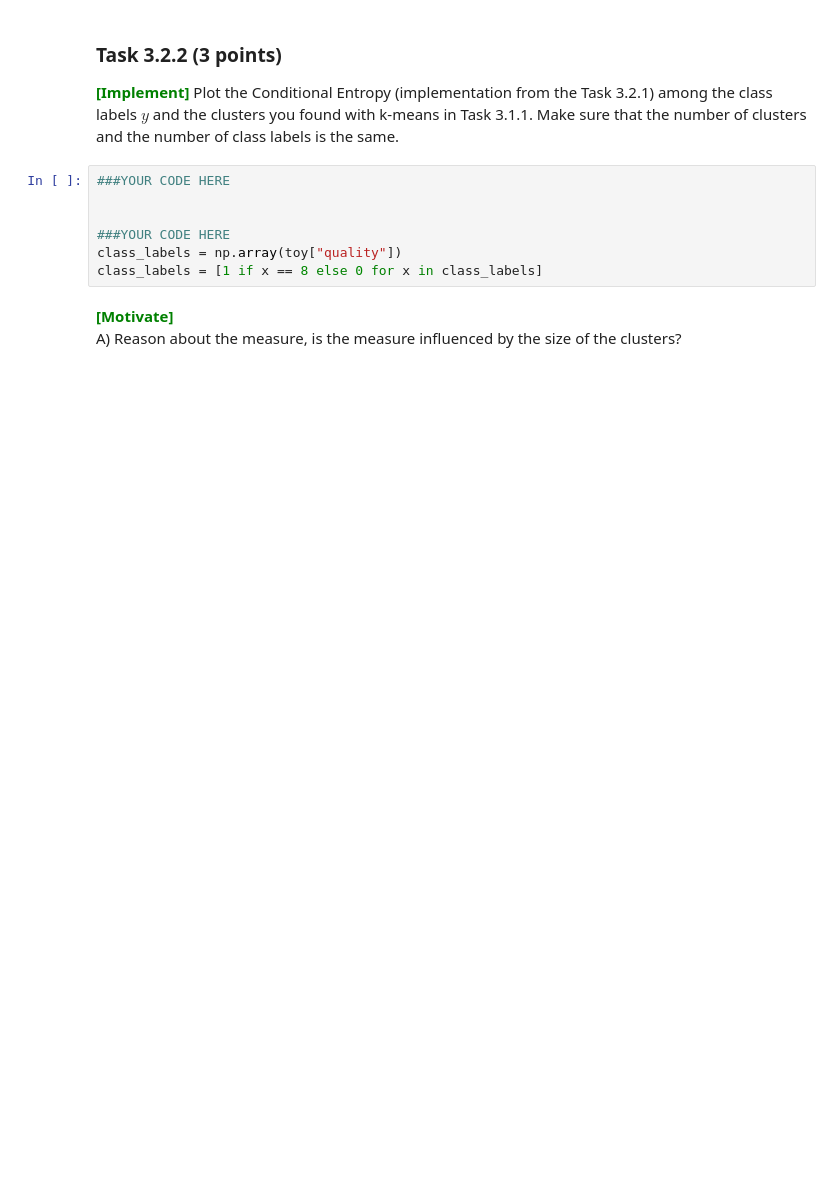
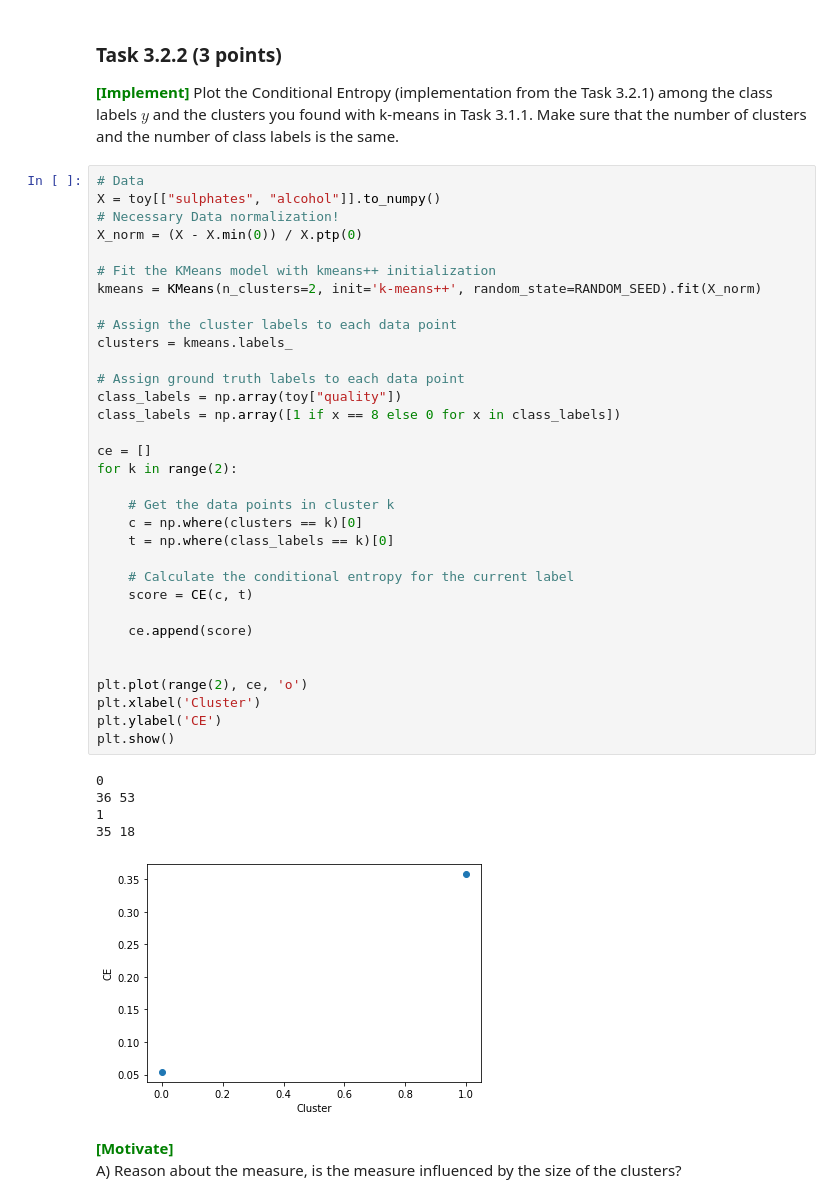
Before and after one commit to BjarkiKassOlsen/DM-Hand-In, a Jupyter notebook: handins/handin1.ipynb, the cells around one changed output. Cells and saved outputs as stored; diff of their text form; blank space fills up the shorter version.

```diff
--- a/handins/handin1.ipynb
+++ b/handins/handin1.ipynb
@@ -1012,12 +1104,44 @@ X_norm = (X - X.min(0)) / X.ptp(0)
 Plot the Conditional Entropy (implementation from the Task 3.2.1) among the class labels $y$ and the clusters you found with k-means in Task 3.1.1.
 Make sure that the number of clusters and the number of class labels is the same.<br>
 # %%
-###YOUR CODE HERE
+# Data
+X = toy[["sulphates", "alcohol"]].to_numpy()
+# Necessary Data normalization!
+X_norm = (X - X.min(0)) / X.ptp(0)
+
+# Fit the KMeans model with kmeans++ initialization
+kmeans = KMeans(n_clusters=2, init='k-means++', random_state=RANDOM_SEED).fit(X_norm)
+
+# Assign the cluster labels to each data point
+clusters = kmeans.labels_
+
+# Assign ground truth labels to each data point
+class_labels = np.array(toy["quality"])
+class_labels = np.array([1 if x == 8 else 0 for x in class_labels])
+
+ce = []
+for k in range(2):
+
+    # Get the data points in cluster k
+    c = np.where(clusters == k)[0]
+    t = np.where(class_labels == k)[0]
+
+    # Calculate the conditional entropy for the current label
+    score = CE(c, t)
+
+    ce.append(score)
 
 
-###YOUR CODE HERE
-class_labels = np.array(toy["quality"])
-class_labels = [1 if x == 8 else 0 for x in class_labels]
+plt.plot(range(2), ce, 'o')
+plt.xlabel('Cluster')
+plt.ylabel('CE')
+plt.show()
+# %% [output]
+0
+36 53
+1
+35 18
+[figure, added]
 # %% [markdown]
 <span style='color: green'>**\[Motivate\]**</span><br>
 A) Reason about the measure, is the measure influenced by the size of the clusters?
```
Also changed, not shown: parts of 11 cells of this notebook.
